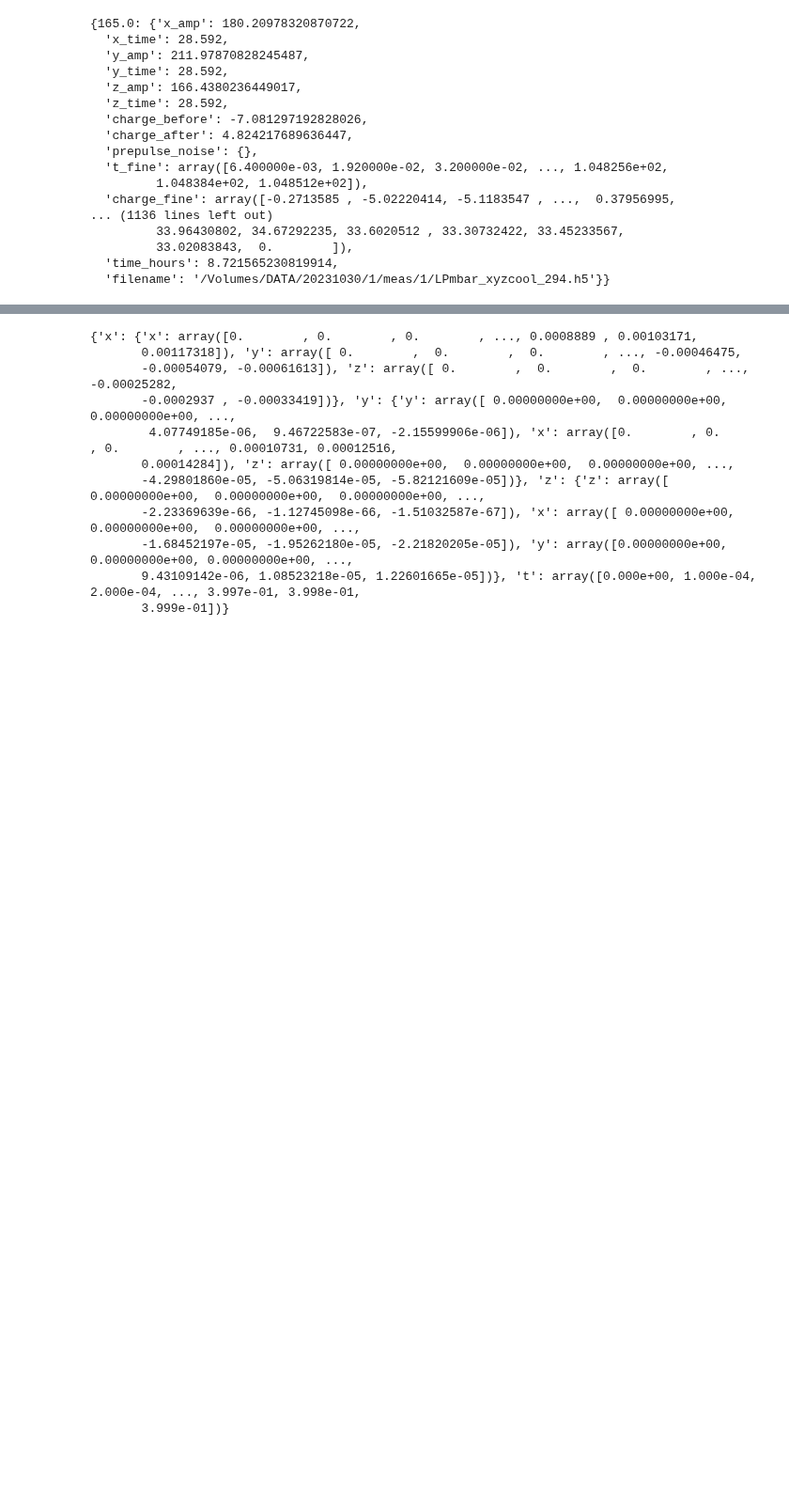
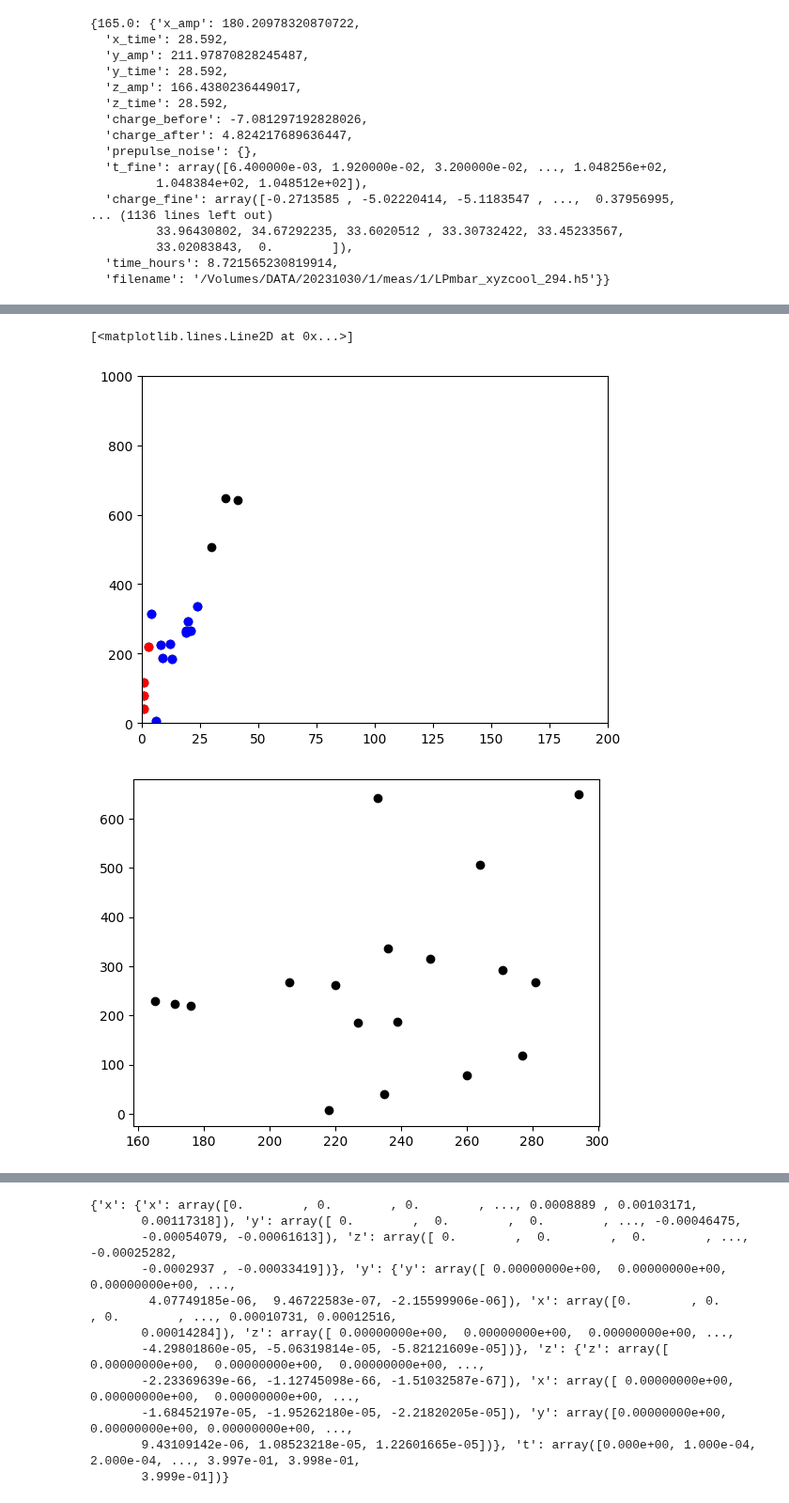
Before and after one commit to Moore-Lab/decay_analysis, a Jupyter notebook: analyze_alpha_data_20231030.ipynb, the cells around one changed output, grey strips where cells are left out. Shown at 94% size. Drawn from its saved outputs; the diff is of its cells as text; code cells hidden in the pictures; blank space fills up the shorter version.

```diff
--- a/analyze_alpha_data_20231030.ipynb
+++ b/analyze_alpha_data_20231030.ipynb
@@ -1753,0 +1843,37 @@ if(remake_files):
+# %%
+pulse_arr = []
+for k in pulse_data_refined.keys():
+    delta_Q = np.round(pulse_data_refined[k]['charge_after'] - pulse_data[k]['charge_before'])
+    xamp, yamp, zamp = pulse_data_refined[k]['refined_OF_amps'][0], pulse_data_refined[k]['refined_OF_amps'][1], pulse_data_refined[k]['refined_OF_amps'][2]
+    xpos, ypos, zpos = pulse_data_refined[k]['refined_bandpass_amps'][0], pulse_data_refined[k]['refined_bandpass_amps'][1], pulse_data_refined[k]['refined_bandpass_amps'][2]
+    xrms, yrms, zrms = pulse_data_refined[k]['prepulse_pos_rms'][0], pulse_data_refined[k]['prepulse_pos_rms'][1], pulse_data_refined[k]['prepulse_pos_rms'][2]
+    pulse_arr.append([delta_Q, xamp, yamp, zamp, xpos, ypos, zpos, xrms, yrms, zrms, k])
+
+pulse_arr = np.array(pulse_arr)
+# %%
+pulse_amp = np.sqrt(pulse_arr[:,1]**2) #+ pulse_arr[:,2]**2)
+pulse_rms = pulse_arr[:,0]
+
+bi212 = pulse_arr[:,0] < 4
+po212 = (pulse_arr[:,0] >= 4) & (pulse_arr[:,0] <= 25)
+
+plt.figure()
+plt.plot(pulse_rms, pulse_amp, 'ko')
+plt.plot(pulse_rms[bi212], pulse_amp[bi212], 'ro')
+plt.plot(pulse_rms[po212], pulse_amp[po212], 'bo')
+plt.xlim(0,200)
+plt.ylim([0,1000])
+
+plt.figure()
+plt.plot(pulse_arr[:,-1], pulse_amp, 'ko')
+
+# plt.figure()
+# plt.plot(np.abs(pulse_arr[:,1]), np.abs(pulse_arr[:,4]), 'ko')
+# plt.plot(np.abs(pulse_arr[:,2]), np.abs(pulse_arr[:,5]), 'ro')
+
+# plt.figure()
+# plt.plot(np.abs(pulse_arr[:,1]), np.abs(pulse_arr[:,2]), 'ko')
+# %% [output]
+[<matplotlib.lines.Line2D at 0x...>]
+[figure, added]
+[figure, added]
```
Also changed, not shown: parts of 5 cells of this notebook, 6 other files.
